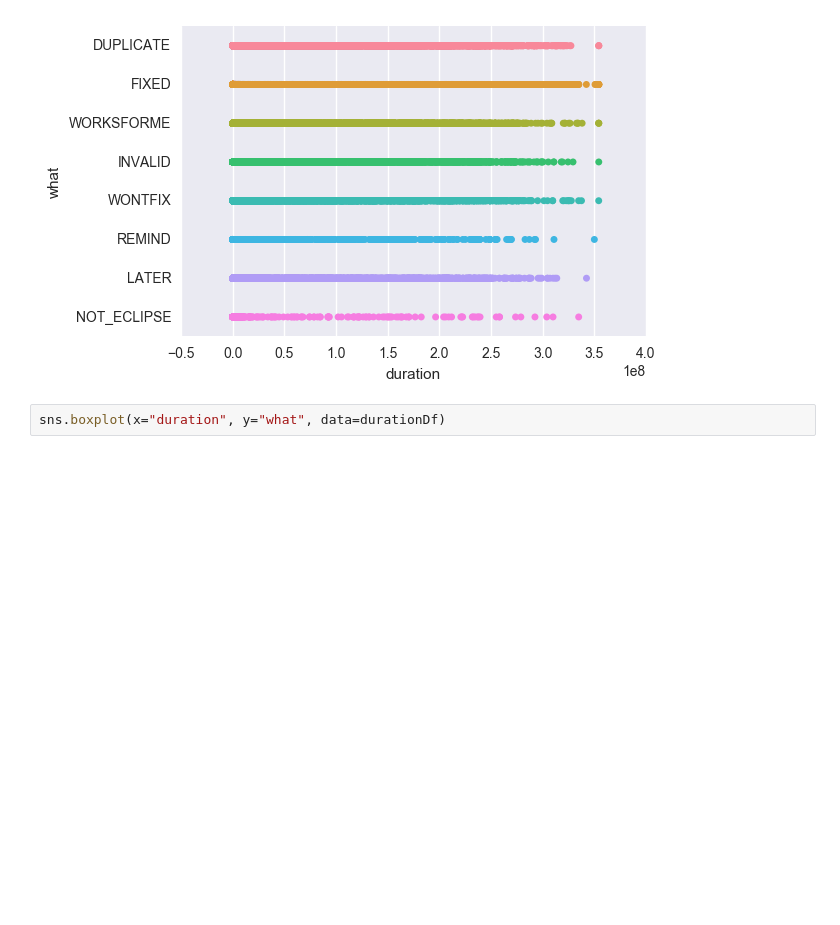
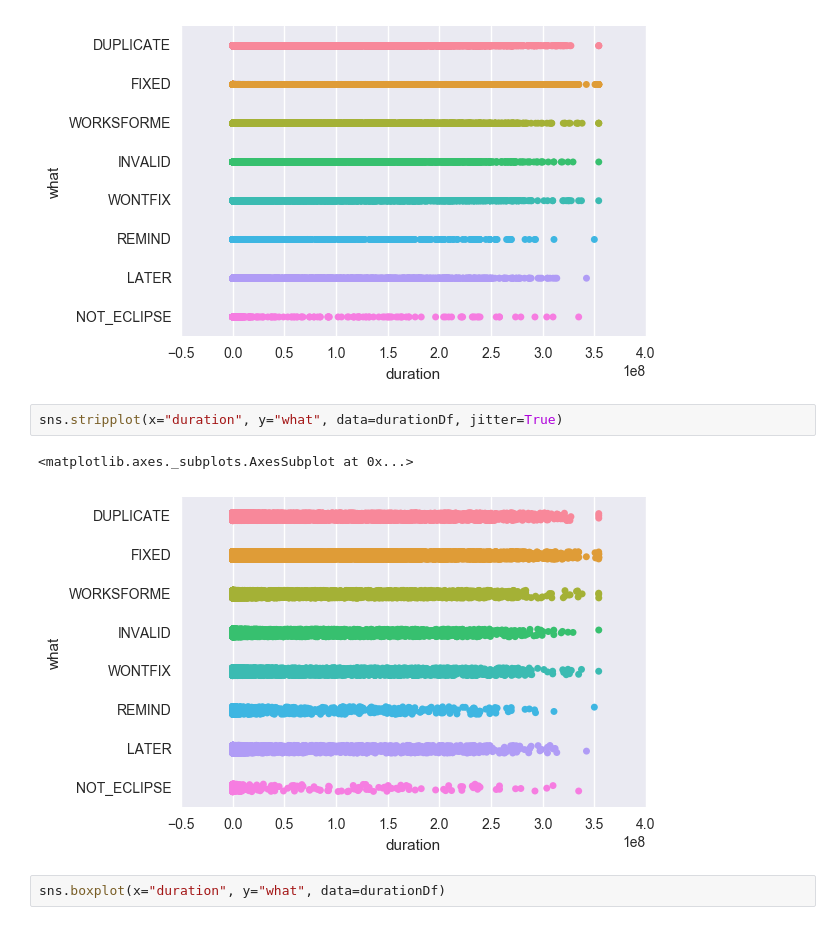
Before and after one commit to paigebiller/HomeworkFour, a Jupyter notebook: FinalProject.ipynb, the cells around one changed output. Saved outputs shown, nothing was run; the diff lists cells and outputs as text; blank space fills up the shorter version.

Commit message:
paige visualizations

```diff
--- a/FinalProject.ipynb
+++ b/FinalProject.ipynb
@@ -239,6 +264,11 @@ sns.stripplot(x="duration", y="what", data=durationDf)
 # %% [output]
 <matplotlib.axes._subplots.AxesSubplot at 0x...>
 [figure]
+# %%
+sns.stripplot(x="duration", y="what", data=durationDf, jitter=True)
+# %% [output]
+<matplotlib.axes._subplots.AxesSubplot at 0x...>
+[figure, added]
 # %%
 sns.boxplot(x="duration", y="what", data=durationDf)
 # %% [output]
```
Also changed, not shown: parts of 4 cells of this notebook.
